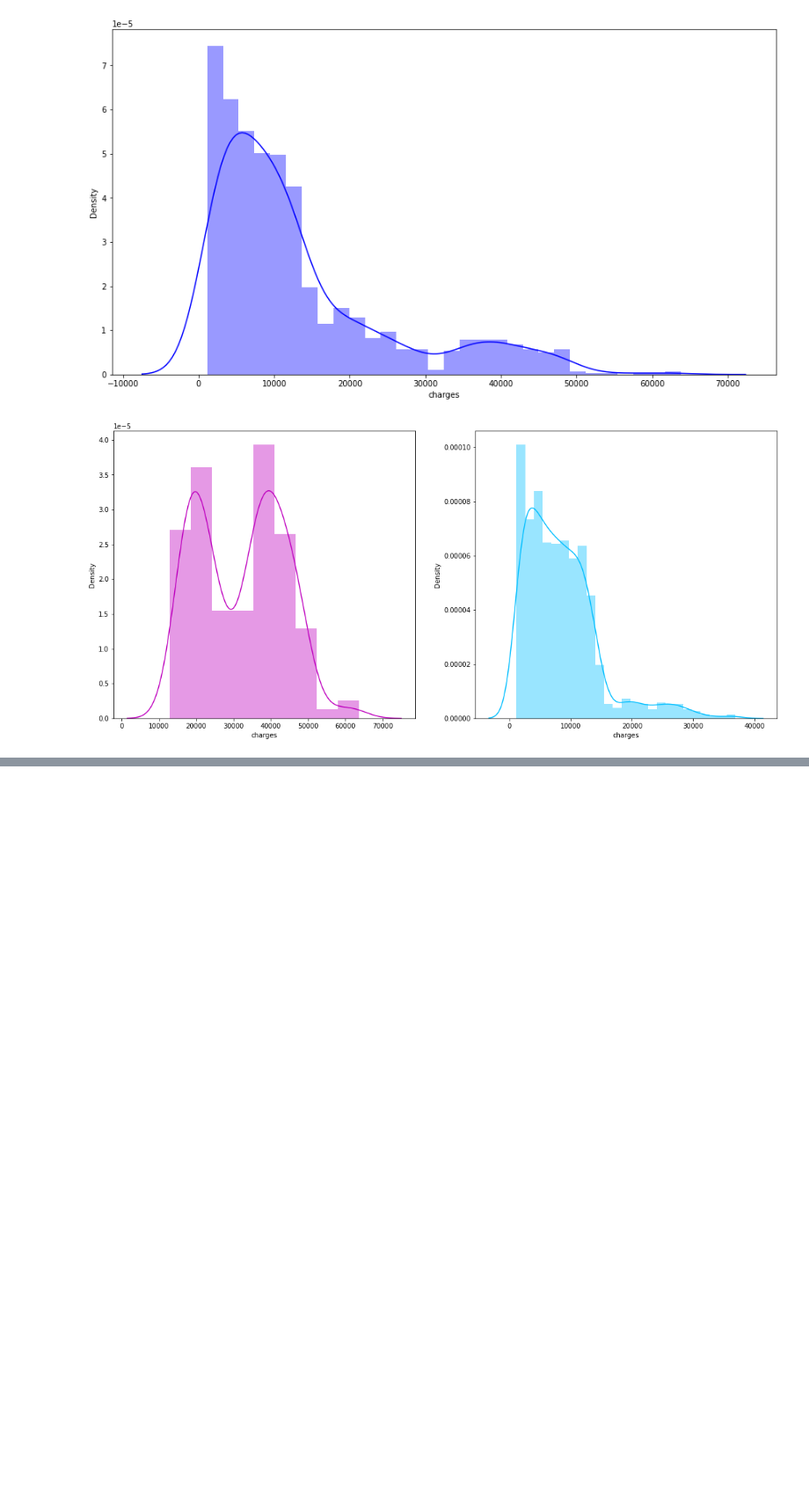
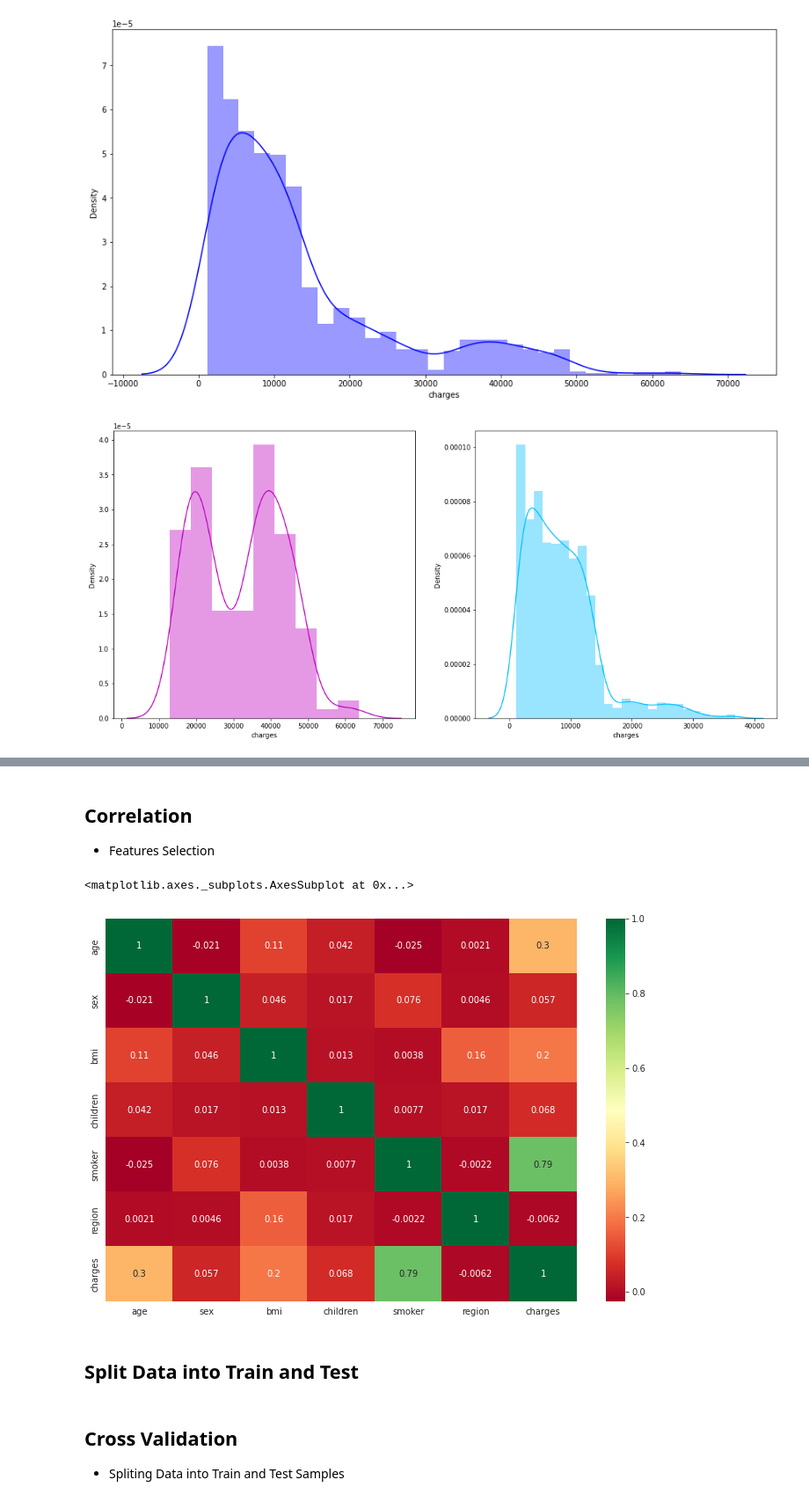
Before and after one commit to VitikaJain25/HealthCareNLPCourse, a Jupyter notebook: ANN_Regression_Medical_Insurance_Prediction.ipynb, the cells around one changed output, grey strips where cells are left out. Shown at 88% size. Saved outputs shown, nothing was run; the diff lists cells and outputs as text; code cells hidden in the pictures; blank space fills up the shorter version.

```diff
--- a/ANN_Regression_Medical_Insurance_Prediction.ipynb
+++ b/ANN_Regression_Medical_Insurance_Prediction.ipynb
@@ -123,0 +131,12 @@ plt.show()
+# %% [markdown]
+## Correlation
+
+*   Features Selection
+# %%
+plt.figure(figsize = (12,8))
+sns.heatmap(insurance_data.corr(), annot = True, cmap = 'RdYlGn')
+# %% [output]
+<matplotlib.axes._subplots.AxesSubplot at 0x...>
+[figure, added]
+# %% [markdown]
+## Split Data into Train and Test
@@ -123,0 +146,5 @@ plt.show()
+# %% [markdown]
+## Cross Validation
+
+
+*   Spliting Data into Train and Test Samples
```
Also changed, not shown: parts of 14 cells of this notebook.
